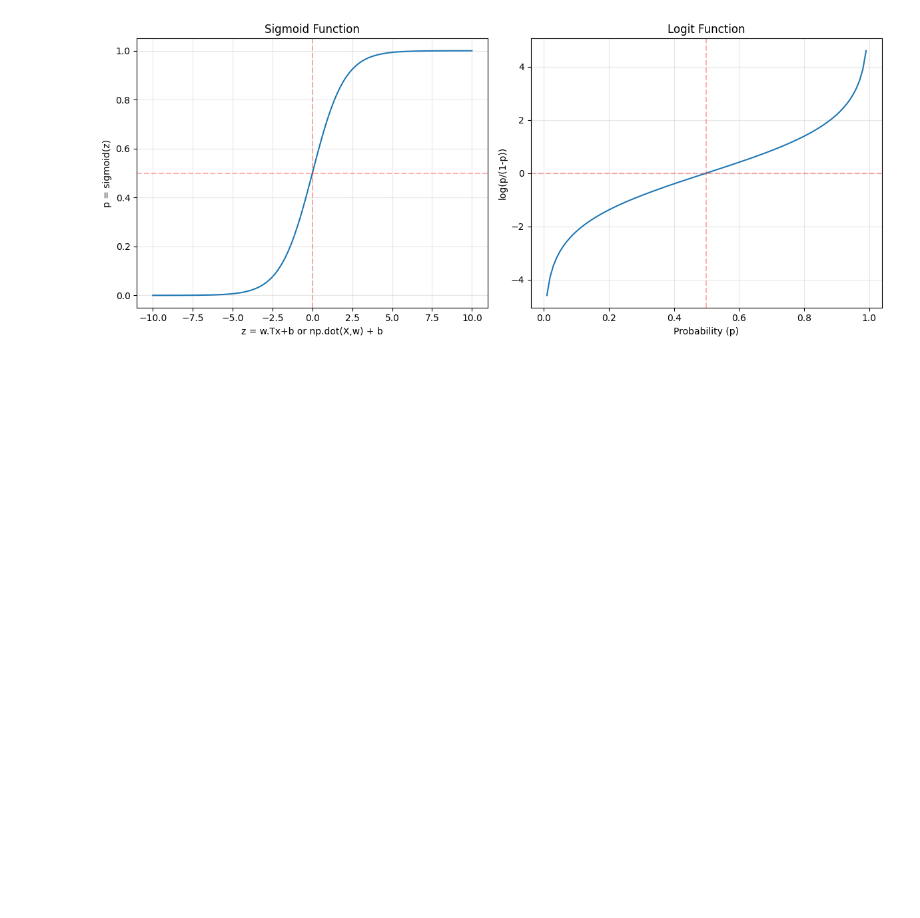
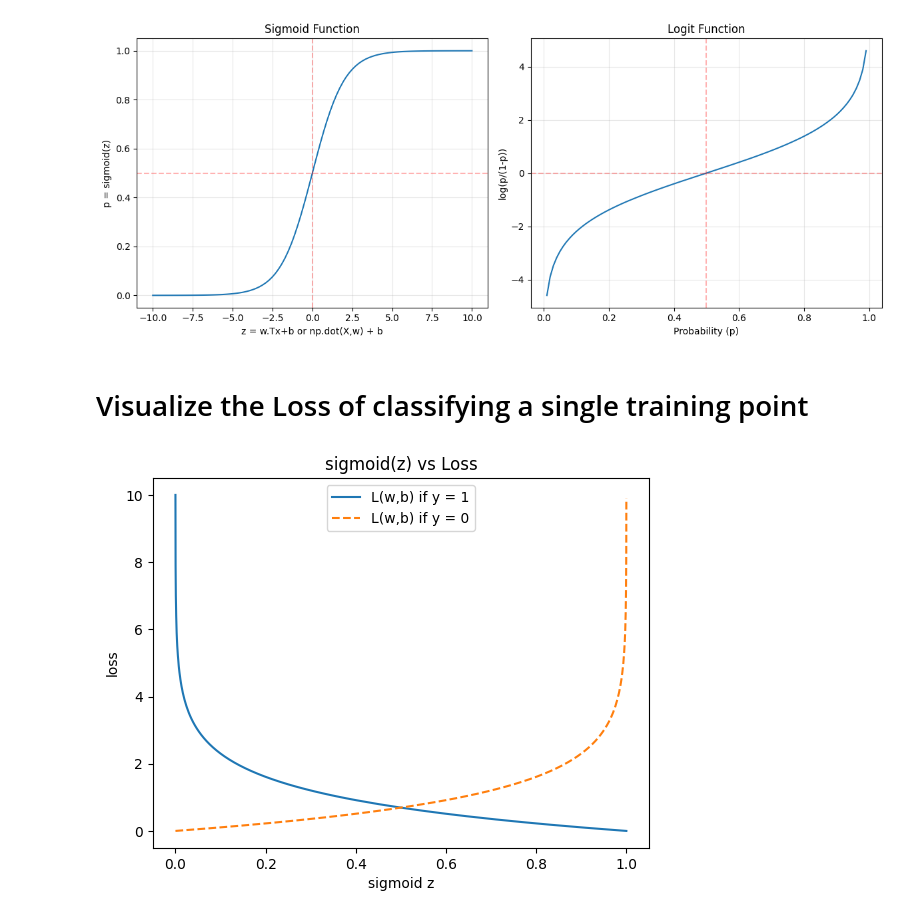
Before and after one commit to shiv060600/ML_Python, a Jupyter notebook: Chapter3/Logistic-Regression.ipynb, the cells around one changed output. Cells and saved outputs as stored; diff of their text form; code cells hidden in the pictures; blank space fills up the shorter version.

```diff
--- a/Chapter3/Logistic-Regression.ipynb
+++ b/Chapter3/Logistic-Regression.ipynb
@@ -51,3 +51,31 @@ plt.tight_layout()
 plt.show()
 # %% [output]
 [figure]
+# %% [markdown]
+<h1>Visualize the Loss of classifying a single training point</h1>
+# %%
+def sigmoid(z):
+    return 1/(1+np.exp(-1*z))
+
+def loss_1(z):
+    return (-1 * np.log(sigmoid(z)))
+def loss_2(z):
+    return (-1*np.log(1-sigmoid(z)))
+
+z_vals = np.arange(-10,10,0.1)
+
+#v1 values for loss1
+#v2 values for loss2
+sigmoid_z = sigmoid(z_vals)
+v1 = [loss_1(z) for z in z_vals]
+v2 = [loss_2(z) for z in z_vals]
+
+plt.plot(sigmoid_z,v1,label = 'L(w,b) if y = 1')
+plt.plot(sigmoid_z,v2,label = 'L(w,b) if y = 0',linestyle = '--')
+plt.title('sigmoid(z) vs Loss')
+plt.xlabel('sigmoid z')
+plt.ylabel('loss')
+plt.legend(loc = 'best')
+plt.show()
+# %% [output]
+[figure, added]
```
